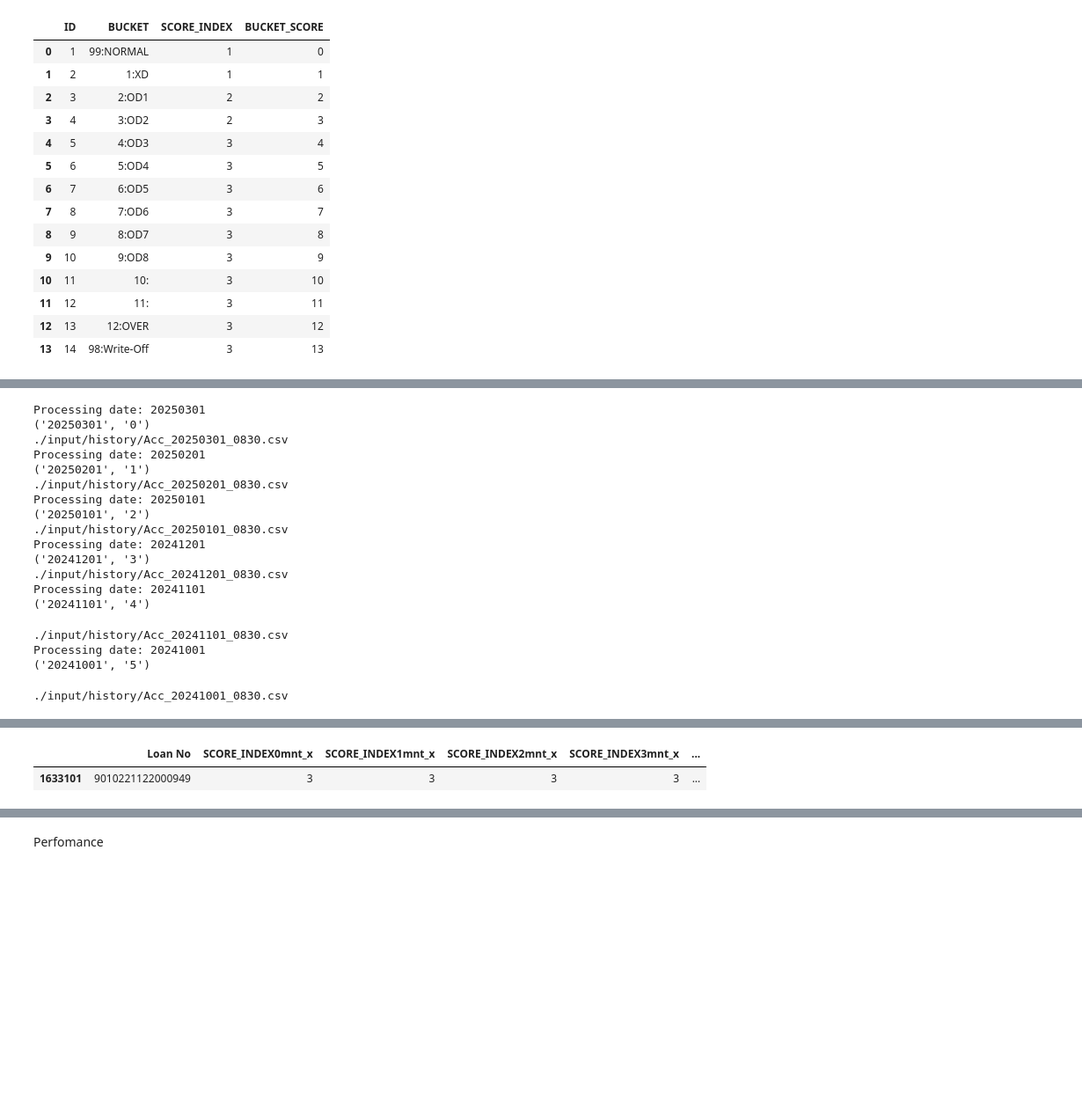
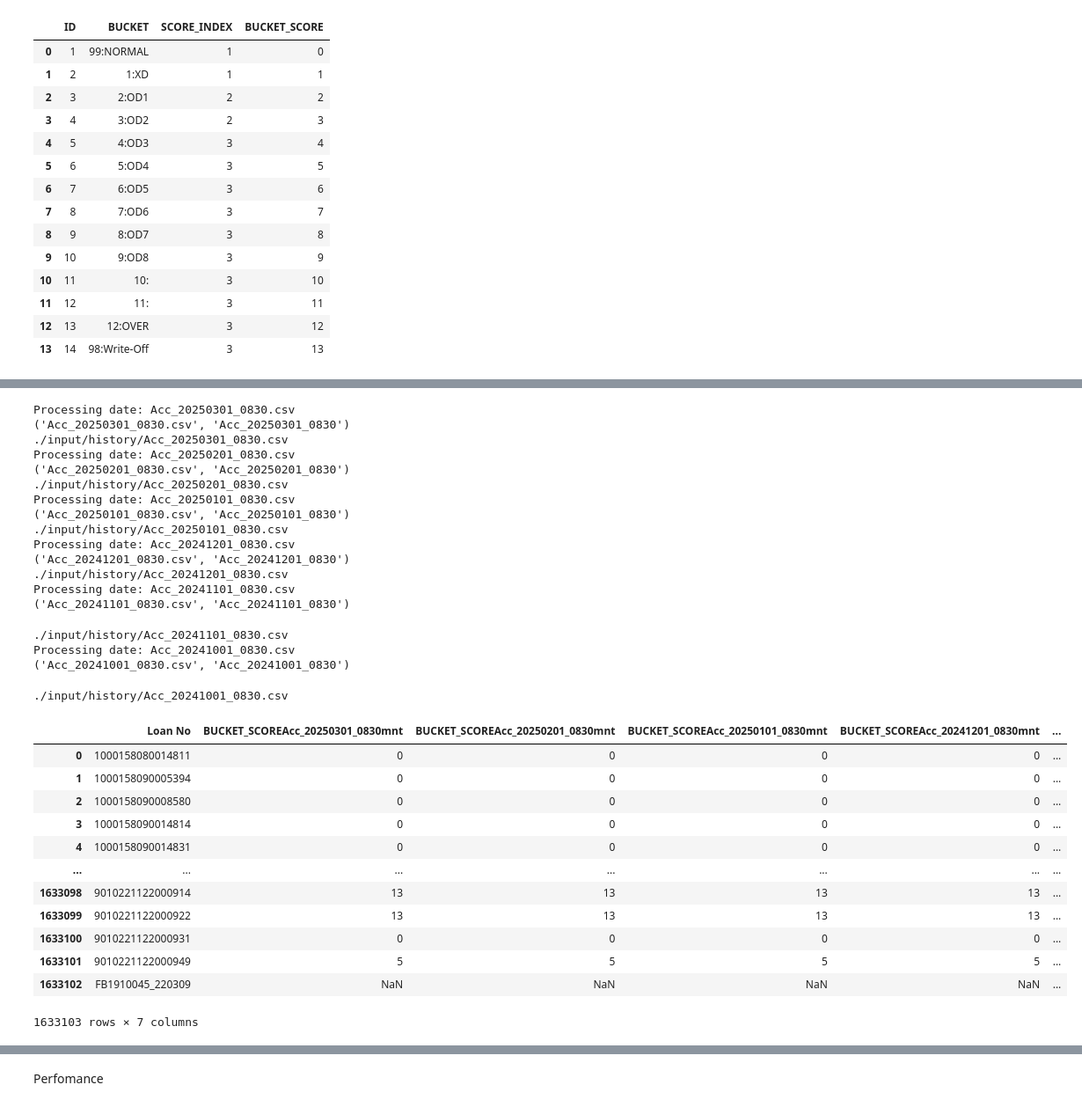
Before and after one commit to Sireetron/kbj_automation, a Jupyter notebook: Performance/cscore.ipynb, the cells around one changed output, grey strips where cells are left out. Shown at 88% size. Cells and saved outputs as stored; diff of their text form; code cells hidden in the pictures; blank space fills up the shorter version.

```diff
--- a/Performance/cscore.ipynb
+++ b/Performance/cscore.ipynb
@@ -62,0 +65,12 @@ data_digit1 = data_digit1[['Loan No']]
+# %%
+files = glob.glob("./input/acc_history_monthly/*.csv")
+# %%
+# files = []
+processed_files = []  # Store modified file names
+
+for i in files:
+    print()
+    file = i.split('\\')[-1]
+    print(file)
+    processed_files.append(file)
+print(processed_files)
@@ -62,0 +90,5 @@ data_digit1 = data_digit1[['Loan No']]
+# %%
+def transform_files(files):
+    files.sort(reverse=True)
+    latest_files = files
+    return [[file,  re.sub(r'\.csv$', '', file)] for file in latest_files]
@@ -63,29 +99,45 @@ data_digit1 = data_digit1[['Loan No']]
 # %%
-his = [ ['20250301', '0'],['20250201', '1'],['20250101','2'],['20241201','3'],['20241101','4'],['20241001','5']]
+# his = [ ['20250301', '0'],['20250201', '1'],['20250101','2'],['20241201','3'],['20241101','4'],['20241001','5']]
 for i in his[0:]:
     print(f"Processing date: {i[0]}")
     print((i[0], i[1]))
     data = all_history(i[0], i[1])
     data_digit1 = data_digit1.merge(data, on='Loan No', how='outer')
 # %% [output]
-Processing date: 20250301
-('20250301', '0')
+Processing date: Acc_20250301_0830.csv
+('Acc_20250301_0830.csv', 'Acc_20250301_0830')
 ./input/history/Acc_20250301_0830.csv
-Processing date: 20250201
-('20250201', '1')
+Processing date: Acc_20250201_0830.csv
+('Acc_20250201_0830.csv', 'Acc_20250201_0830')
 ./input/history/Acc_20250201_0830.csv
-Processing date: 20250101
-('20250101', '2')
+Processing date: Acc_20250101_0830.csv
+('Acc_20250101_0830.csv', 'Acc_20250101_0830')
 ./input/history/Acc_20250101_0830.csv
-Processing date: 20241201
-('20241201', '3')
+Processing date: Acc_20241201_0830.csv
+('Acc_20241201_0830.csv', 'Acc_20241201_0830')
 ./input/history/Acc_20241201_0830.csv
-Processing date: 20241101
-('20241101', '4')
+Processing date: Acc_20241101_0830.csv
+('Acc_20241101_0830.csv', 'Acc_20241101_0830')
 ./input/history/Acc_20241101_0830.csv
-Processing date: 20241001
-('20241001', '5')
+Processing date: Acc_20241001_0830.csv
+('Acc_20241001_0830.csv', 'Acc_20241001_0830')
 ./input/history/Acc_20241001_0830.csv
+# %%
+data_digit1
+# %% [output]
+|  | Loan No | BUCKET_SCOREAcc_20250301_0830mnt | BUCKET_SCOREAcc_20250201_0830mnt | BUCKET_SCOREAcc_20250101_0830mnt | BUCKET_SCOREAcc_20241201_0830mnt | ... |
+| 0 | 1000158080014811 | 0 | 0 | 0 | 0 | ... |
+| 1 | 1000158090005394 | 0 | 0 | 0 | 0 | ... |
+| 2 | 1000158090008580 | 0 | 0 | 0 | 0 | ... |
+| 3 | 1000158090014814 | 0 | 0 | 0 | 0 | ... |
+| 4 | 1000158090014831 | 0 | 0 | 0 | 0 | ... |
+| ... | ... | ... | ... | ... | ... | ... |
+| 1633098 | 9010221122000914 | 13 | 13 | 13 | 13 | ... |
+| 1633099 | 9010221122000922 | 13 | 13 | 13 | 13 | ... |
+| 1633100 | 9010221122000931 | 0 | 0 | 0 | 0 | ... |
+| 1633101 | 9010221122000949 | 5 | 5 | 5 | 5 | ... |
+| 1633102 | FB1910045_220309 | NaN | NaN | NaN | NaN | ... |
+1633103 rows × 7 columns
 # %%
 data_digit1['AVG_DIGIT1'] = data_digit1.loc[:, data_digit1.columns.str.startswith('BUCKET_SCORE')].apply(pd.to_numeric, errors='coerce').sum(axis=1).fillna(0).astype(int)/6
 # %%
@@ -132,8 +184,3 @@ data_digit1
 | 1633101 | 9010221122000949 | 5 | 5 | 5 | 5 | 5 | ... |
 | 1633102 | FB1910045_220309 | NaN | NaN | NaN | NaN | 12 | ... |
 1633103 rows × 7 columns
-# %%
-data_digit1.loc[data_digit1['Loan No'] == '9010221122000949']
-# %% [output]
-|  | Loan No | SCORE_INDEX0mnt_x | SCORE_INDEX1mnt_x | SCORE_INDEX2mnt_x | SCORE_INDEX3mnt_x | ... |
-| 1633101 | 9010221122000949 | 3 | 3 | 3 | 3 | ... |
```
Also changed, not shown: parts of 29 cells of this notebook, 9 other files.
